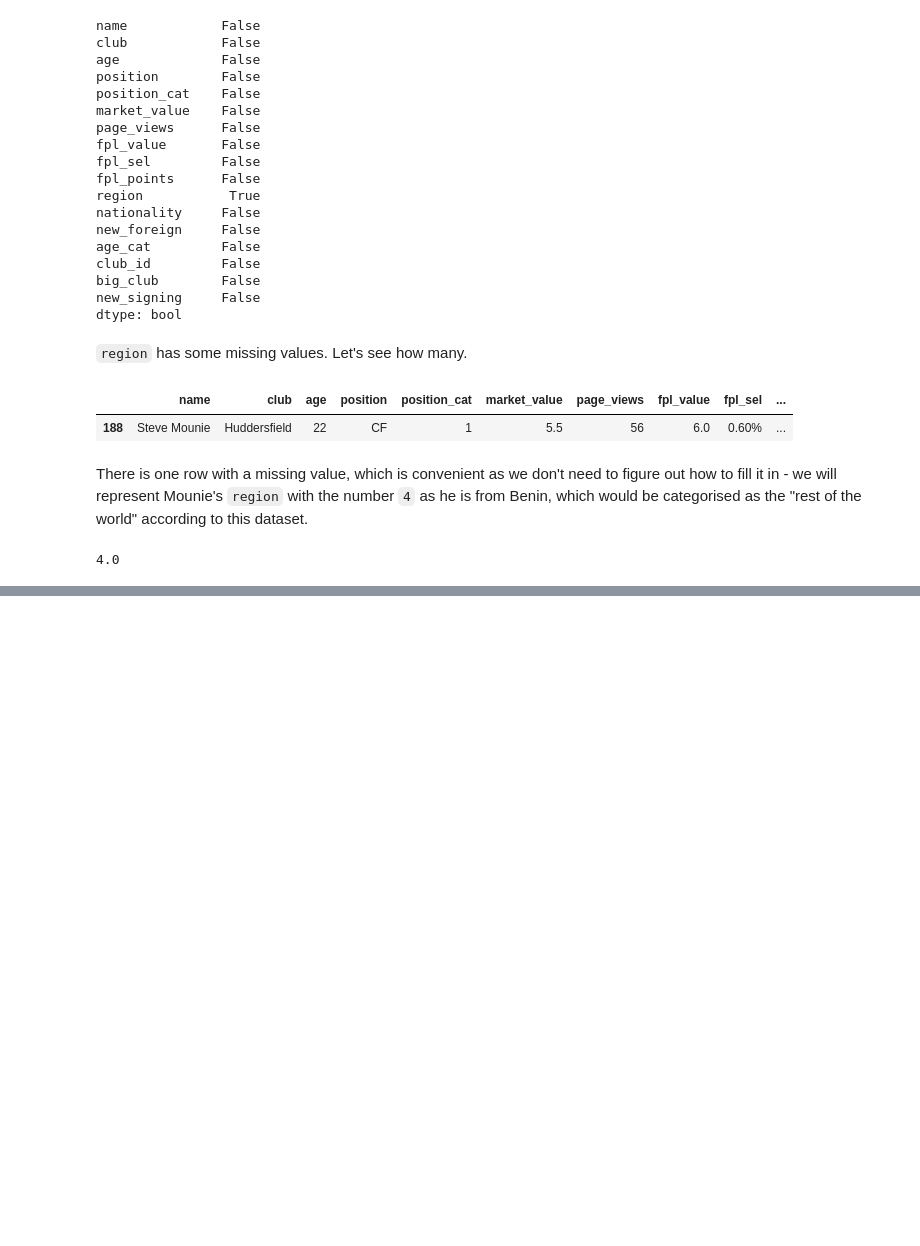
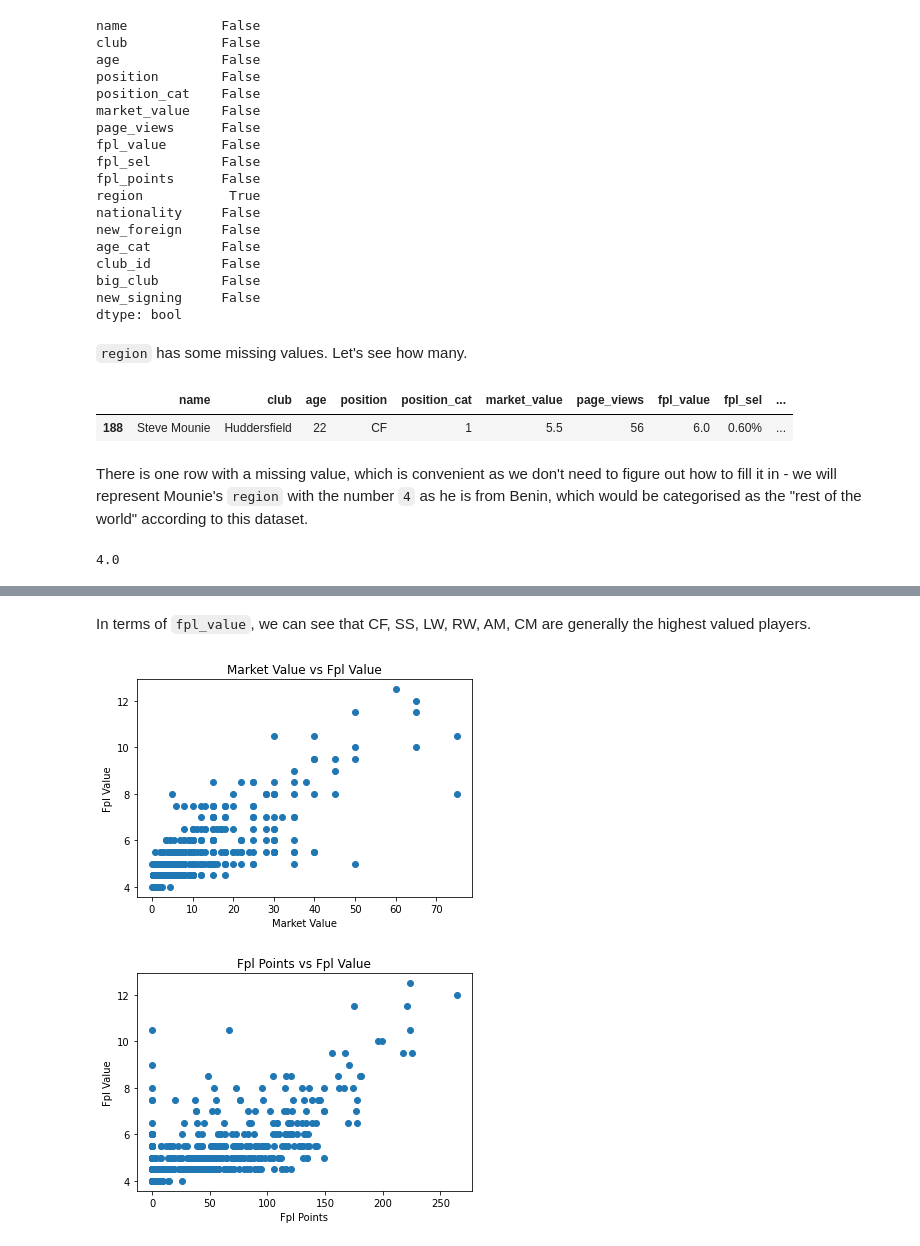
Before and after one commit to AmritShetra/football_stats, a Jupyter notebook: Notebook.ipynb, the cells around one changed output, grey strips where cells are left out. Drawn from its saved outputs; the diff is of its cells as text; code cells hidden in the pictures; blank space fills up the shorter version.

```diff
--- a/Notebook.ipynb
+++ b/Notebook.ipynb
@@ -78,0 +87,8 @@ plot_scatter(data, 'age')
+# %% [markdown]
+In terms of `fpl_value`, we can see that CF, SS, LW, RW, AM, CM are generally the highest valued players.
+# %%
+plot_scatter(data, 'market_value', 'fpl_value')
+plot_scatter(data, 'fpl_points', 'fpl_value')
+# %% [output]
+[figure, added]
+[figure, added]
```
Also changed, not shown: parts of 10 cells of this notebook, 2 other files.
